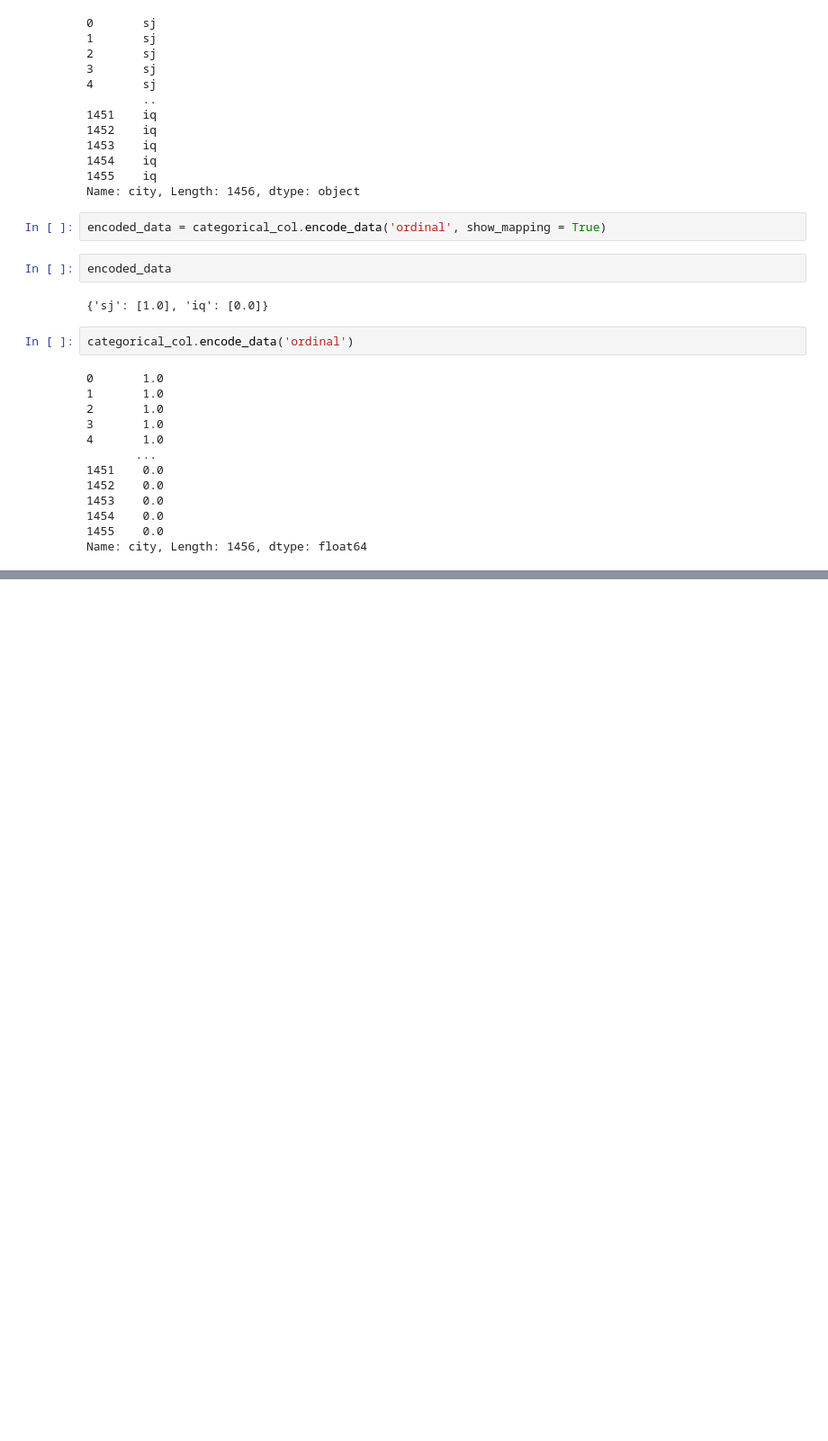
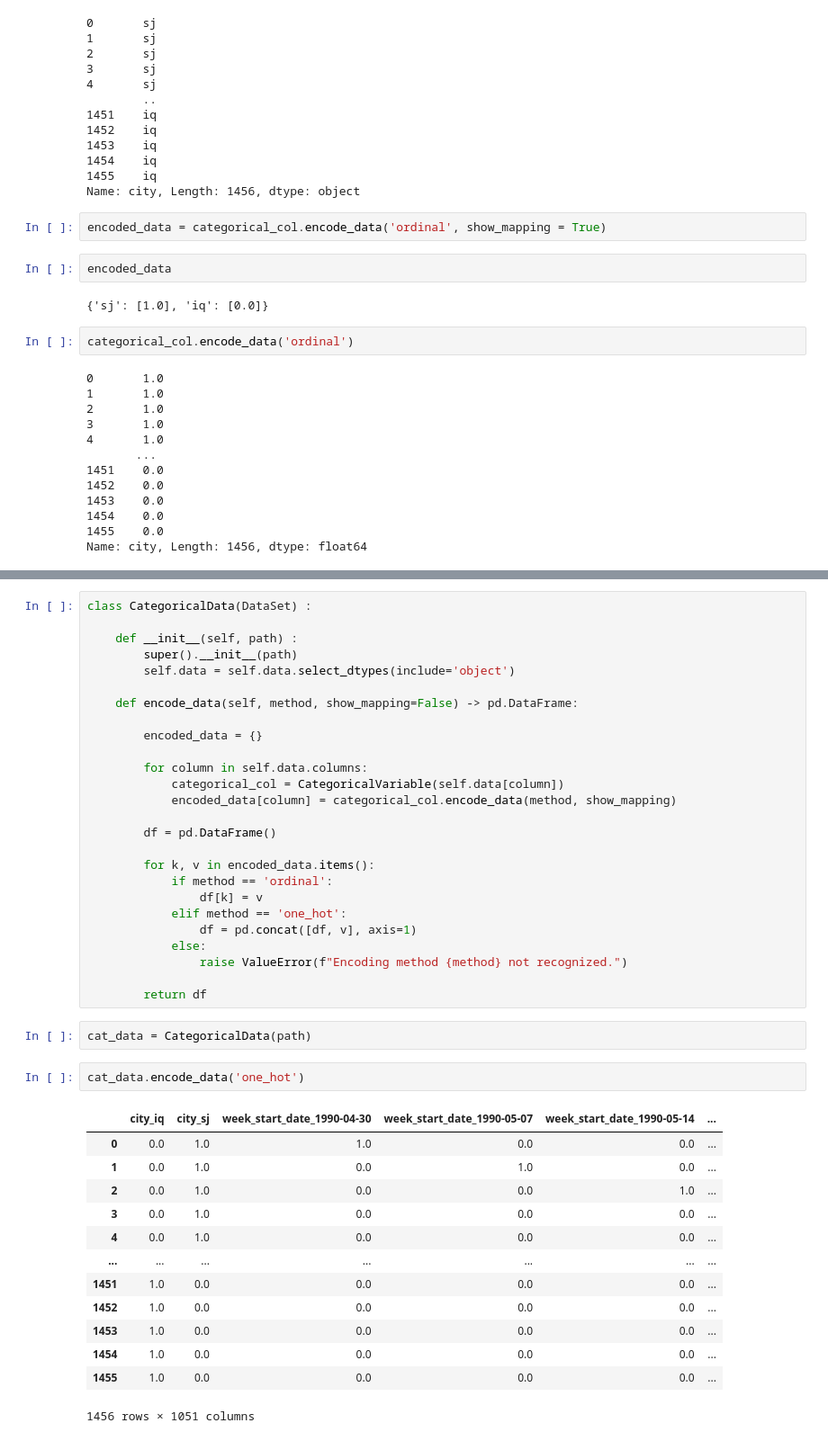
Before and after one commit to KCristopher/data_prep_automation, a Jupyter notebook: data_prep.ipynb, the cells around one changed output, grey strips where cells are left out. Shown at 90% size. Saved outputs shown, nothing was run; the diff lists cells and outputs as text; blank space fills up the shorter version.

```diff
--- a/data_prep.ipynb
+++ b/data_prep.ipynb
@@ -178,0 +125,44 @@ array([['green'],
+# %%
+class CategoricalData(DataSet) :
+
+    def __init__(self, path) :
+        super().__init__(path)
+        self.data = self.data.select_dtypes(include='object')
+
+    def encode_data(self, method, show_mapping=False) -> pd.DataFrame:
+
+        encoded_data = {}
+
+        for column in self.data.columns:
+            categorical_col = CategoricalVariable(self.data[column])
+            encoded_data[column] = categorical_col.encode_data(method, show_mapping)
+
+        df = pd.DataFrame()
+
+        for k, v in encoded_data.items():
+            if method == 'ordinal':
+                df[k] = v
+            elif method == 'one_hot':
+                df = pd.concat([df, v], axis=1)
+            else:
+                raise ValueError(f"Encoding method {method} not recognized.")
+
+        return df
+# %%
+cat_data = CategoricalData(path)
+# %%
+cat_data.encode_data('one_hot')
+# %% [output]
+|  | city_iq | city_sj | week_start_date_1990-04-30 | week_start_date_1990-05-07 | week_start_date_1990-05-14 | ... |
+| 0 | 0.0 | 1.0 | 1.0 | 0.0 | 0.0 | ... |
+| 1 | 0.0 | 1.0 | 0.0 | 1.0 | 0.0 | ... |
+| 2 | 0.0 | 1.0 | 0.0 | 0.0 | 1.0 | ... |
+| 3 | 0.0 | 1.0 | 0.0 | 0.0 | 0.0 | ... |
+| 4 | 0.0 | 1.0 | 0.0 | 0.0 | 0.0 | ... |
+| ... | ... | ... | ... | ... | ... | ... |
+| 1451 | 1.0 | 0.0 | 0.0 | 0.0 | 0.0 | ... |
+| 1452 | 1.0 | 0.0 | 0.0 | 0.0 | 0.0 | ... |
+| 1453 | 1.0 | 0.0 | 0.0 | 0.0 | 0.0 | ... |
+| 1454 | 1.0 | 0.0 | 0.0 | 0.0 | 0.0 | ... |
+| 1455 | 1.0 | 0.0 | 0.0 | 0.0 | 0.0 | ... |
+1456 rows × 1051 columns
```
Also changed, not shown: parts of 8 cells of this notebook.
